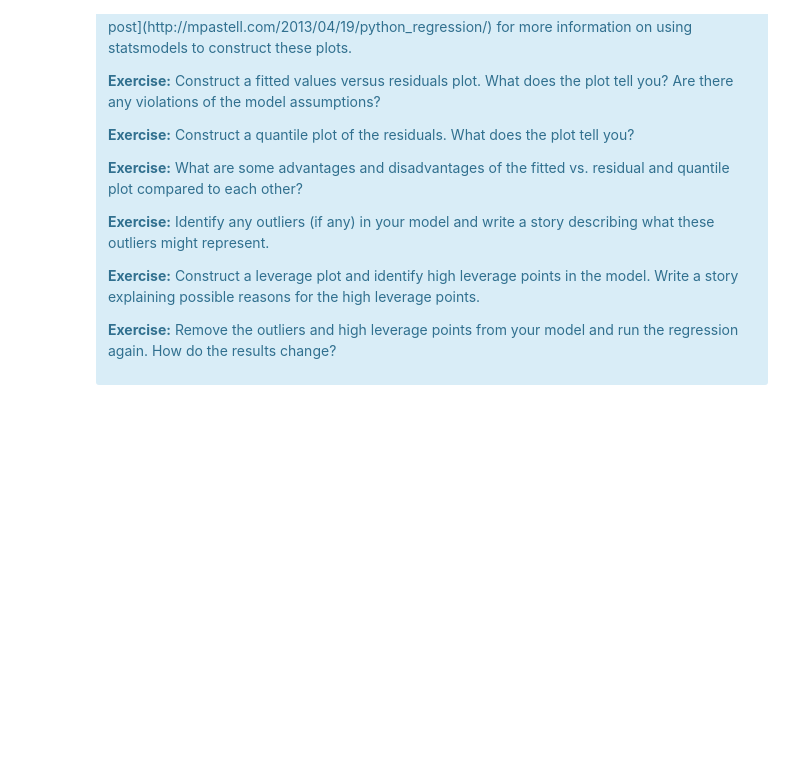
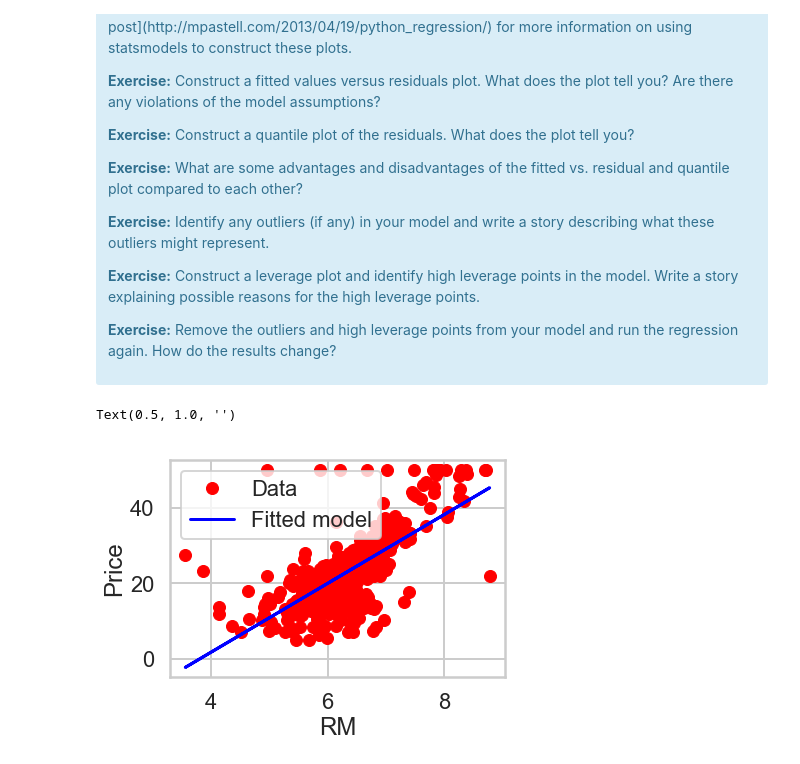
Before and after one commit to xandramichel/Springboard, a Jupyter notebook: MiniProjects/linear_regression/Mini_Project_Linear_Regression.ipynb, the cells around one changed output. Cells and saved outputs as stored; diff of their text form; code cells hidden in the pictures; blank space fills up the shorter version.

```diff
--- a/MiniProjects/linear_regression/Mini_Project_Linear_Regression.ipynb
+++ b/MiniProjects/linear_regression/Mini_Project_Linear_Regression.ipynb
@@ -782,0 +822,11 @@ There are some other issues that are important investigate with linear regressio
+# %%
+# Your turn.
+plt.plot(bos["RM"], bos["PRICE"], 'ro')
+plt.plot(bos["RM"], m.fittedvalues, 'b')
+plt.legend(['Data', 'Fitted model'])
+plt.xlabel('RM')
+plt.ylabel('Price')
+plt.title('')
+# %% [output]
+Text(0.5, 1.0, '')
+[figure, added]
```
Also changed, not shown: parts of 16 cells of this notebook.
